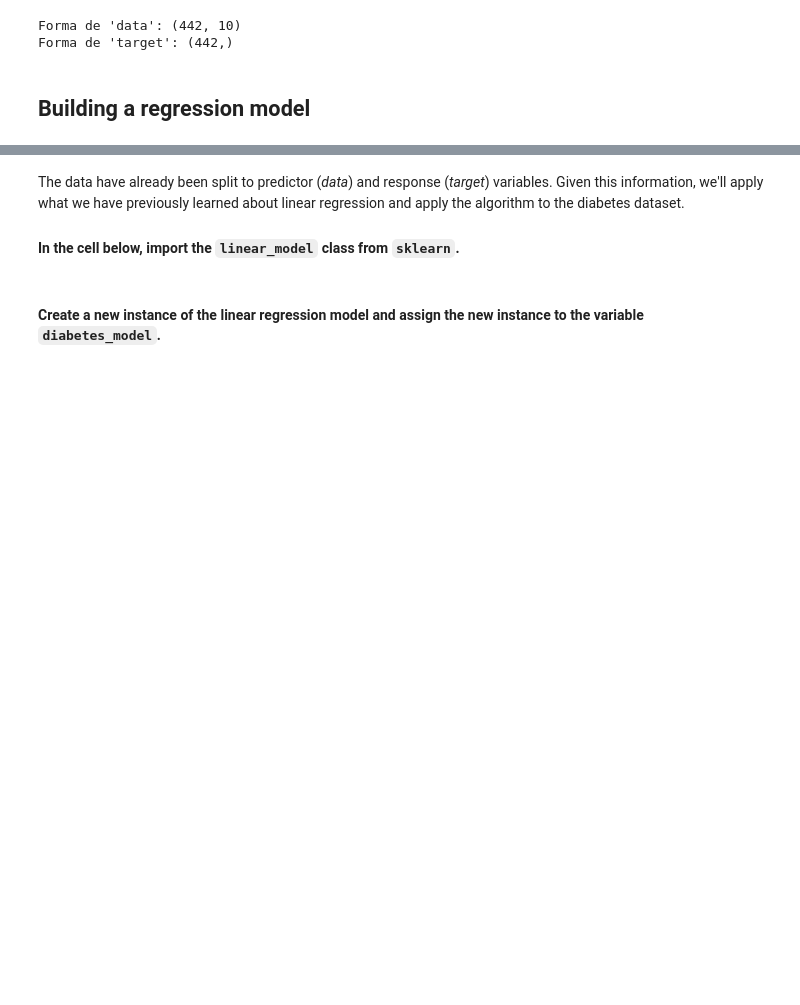
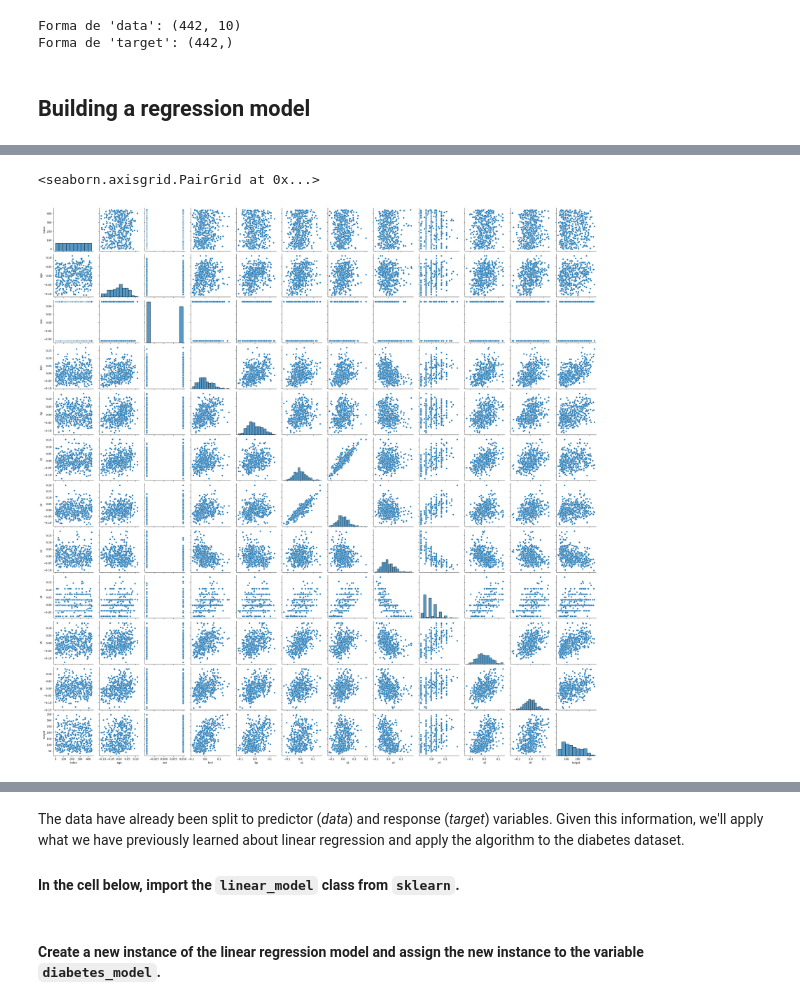
Before and after one commit to larasarasola2-maker/2026-10-BILBAO-FT-Data-Science, a Jupyter notebook: 3-Machine_Learning/1-Supervisado/1-Regression/1-Linear_Regression/ejercicios/2 Diabetes_Lara.ipynb, the cells around one changed output, grey strips where cells are left out. Saved outputs shown, nothing was run; the diff lists cells and outputs as text; code cells hidden in the pictures; blank space fills up the shorter version.

```diff
--- a/3-Machine_Learning/1-Supervisado/1-Regression/1-Linear_Regression/ejercicios/2 Diabetes_Lara.ipynb
+++ b/3-Machine_Learning/1-Supervisado/1-Regression/1-Linear_Regression/ejercicios/2 Diabetes_Lara.ipynb
@@ -104,3 +104,10 @@ Forma de 'data': (442, 10)
 Forma de 'target': (442,)
 # %% [markdown]
 ## Building a regression model
+# %%
+X = pd.DataFrame(diabetes['data'], columns=diabetes['feature_names'])
+y = pd.DataFrame(diabetes['target'], columns=['target'])
+
+
+dataframe_previo = pd.concat([X, y],axis=1)
+dataframe_previo.head()
@@ -106,0 +142,2 @@ Forma de 'target': (442,)
+# %%
+dataframe_previo = dataframe_previo.reset_index()
@@ -106,0 +175,5 @@ Forma de 'target': (442,)
+# %%
+sns.pairplot(dataframe_previo)
+# %% [output]
+<seaborn.axisgrid.PairGrid at 0x...>
+[figure, added]
```
Also changed, not shown: parts of 15 cells of this notebook, 3 other files.
